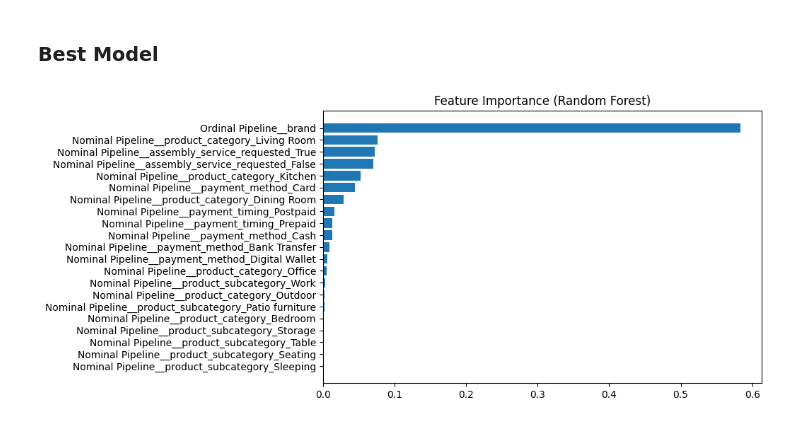
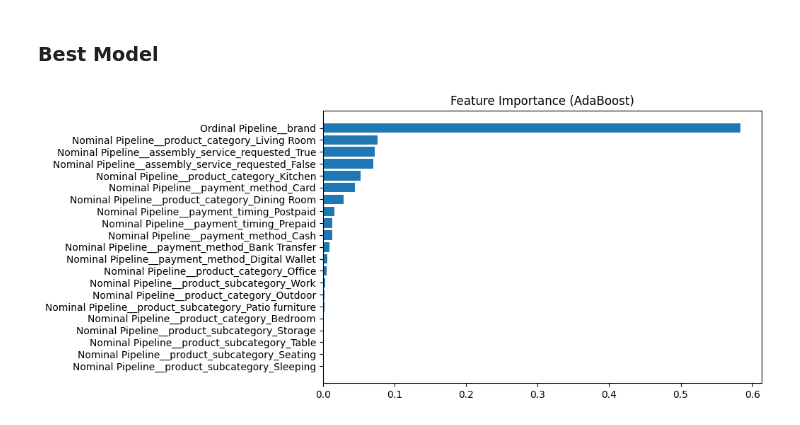
Before and after one commit to hemalmewan/Group-12-ML-Final-Project, a Jupyter notebook: Model_Building_Smote/AdaBoost.ipynb, the cells around one changed output. Cells and saved outputs as stored; diff of their text form; code cells hidden in the pictures.

```diff
--- a/Model_Building_Smote/AdaBoost.ipynb
+++ b/Model_Building_Smote/AdaBoost.ipynb
@@ -249,13 +249,13 @@ feature_names = best_rf.named_steps['Transfomer'].get_feature_names_out()
 # %%
 importance_df = pd.DataFrame({
     "Feature": feature_names,
     "Importance": importances
 }).sort_values(by="Importance", ascending=False)
 
 plt.figure(figsize=(8, 5))
 plt.barh(importance_df["Feature"], importance_df["Importance"])
 plt.gca().invert_yaxis()
-plt.title("Feature Importance (Random Forest)")
+plt.title("Feature Importance (AdaBoost)")
 plt.show()
 # %% [output]
-[figure, old version]
+[figure, new version]
```
Also changed, not shown: 22 other files.
